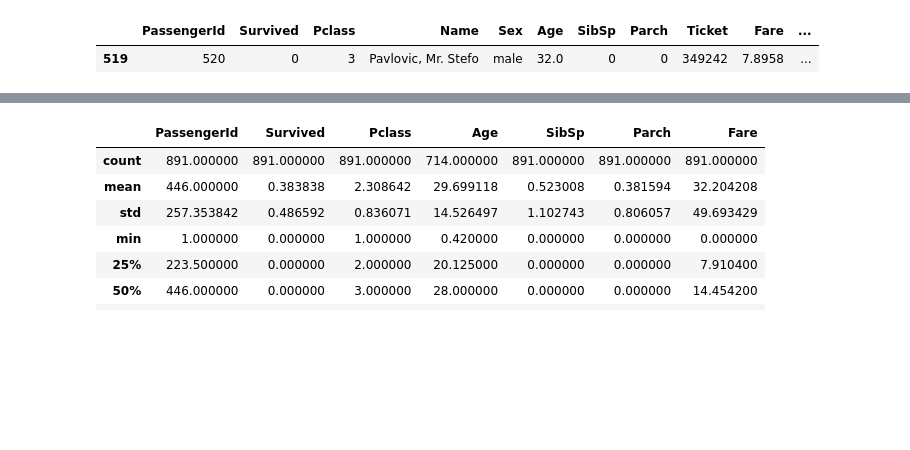
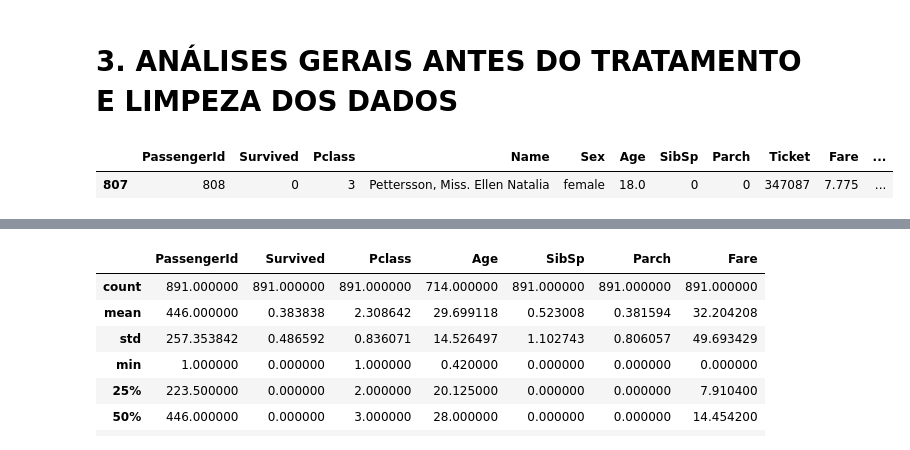
Before and after one commit to tainabh/analise_titanic, a Jupyter notebook: analise_titanic.ipynb, the cells around one changed output, grey strips where cells are left out. Saved outputs shown, nothing was run; the diff lists cells and outputs as text; code cells hidden in the pictures; blank space fills up the shorter version.

Commit message:
Melhora na organização do código e avanço no tratamento e limpeza inicial dos dados.

```diff
--- a/analise_titanic.ipynb
+++ b/analise_titanic.ipynb
@@ -18,0 +30,6 @@ df.head()
+# %%
+df_titanic = pd.read_csv('/titanic_dataset.csv')
+
+
+# Verificando as linhas iniciais da tabela
+df_titanic.head()
@@ -27,13 +51,15 @@ df.tail()
 | 888 | 889 | 0 | 3 | Johnston, Miss. Catherine Helen "... | female | NaN | 1 | 2 | W./C. 6607 | 23.45 | ... |
 | 889 | 890 | 1 | 1 | Behr, Mr. Karl Howell | male | 26.0 | 0 | 0 | 111369 | 30.00 | ... |
 | 890 | 891 | 0 | 3 | Dooley, Mr. Patrick | male | 32.0 | 0 | 0 | 370376 | 7.75 | ... |
+# %% [markdown]
+# 3.  ANÁLISES GERAIS ANTES DO TRATAMENTO E LIMPEZA DOS DADOS
 # %%
 # Analisando amostra aleatória
 
-df.sample()
+df_titanic.sample()
 # %% [output]
 |  | PassengerId | Survived | Pclass | Name | Sex | Age | SibSp | Parch | Ticket | Fare | ... |
-| 519 | 520 | 0 | 3 | Pavlovic, Mr. Stefo | male | 32.0 | 0 | 0 | 349242 | 7.8958 | ... |
+| 807 | 808 | 0 | 3 | Pettersson, Miss. Ellen Natalia | female | 18.0 | 0 | 0 | 347087 | 7.775 | ... |
 # %%
 # Analisando as informações
 
```
Also changed, not shown: parts of 17 cells of this notebook.
